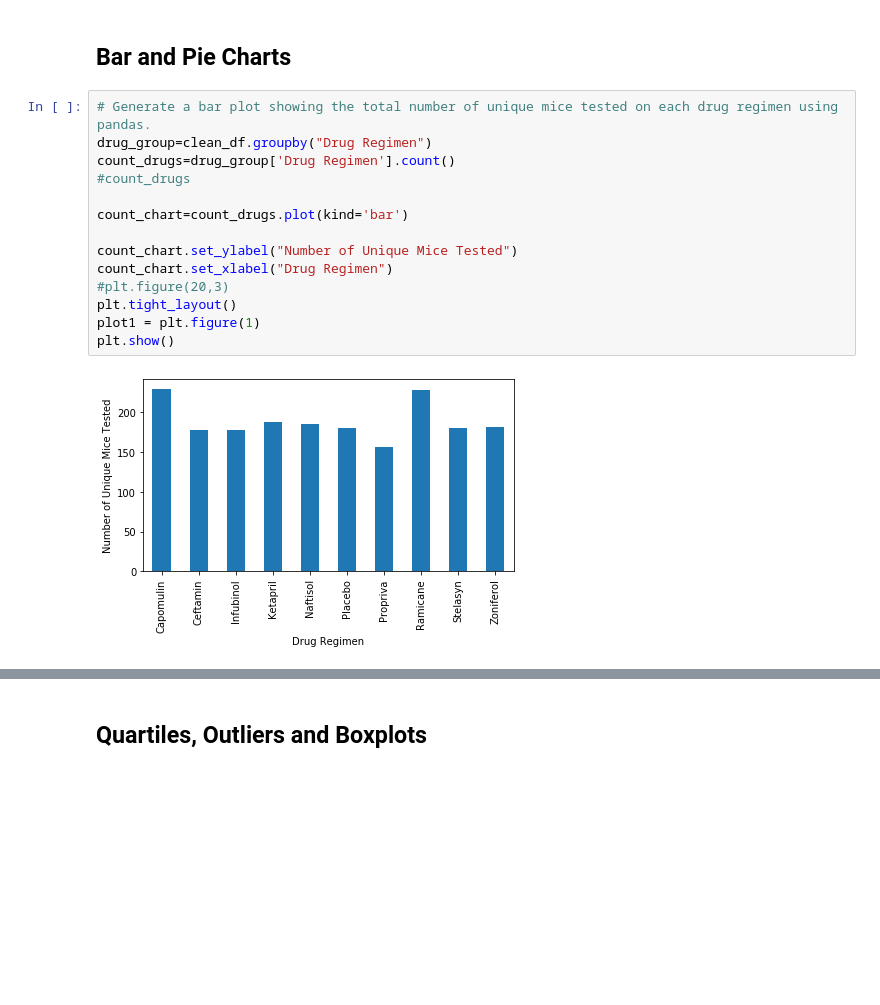
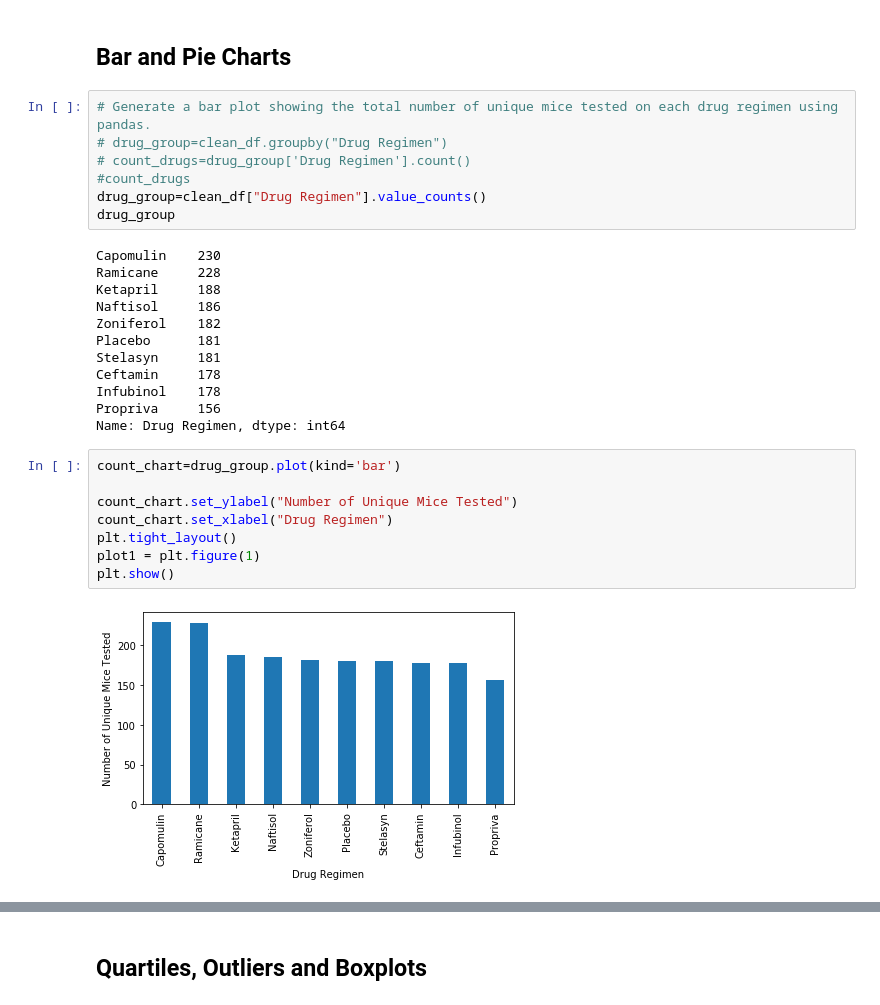
Before and after one commit to mizgutdina/matplotlib-challenge, a Jupyter notebook: pymaceuticals_starter.ipynb, the cells around one changed output, grey strips where cells are left out. Drawn from its saved outputs; the diff is of its cells as text; blank space fills up the shorter version.

```diff
--- a/pymaceuticals_starter.ipynb
+++ b/pymaceuticals_starter.ipynb
@@ -201,19 +215,32 @@ summary_stats_df
 ## Bar and Pie Charts
 # %%
 # Generate a bar plot showing the total number of unique mice tested on each drug regimen using pandas.
-drug_group=clean_df.groupby("Drug Regimen")
-count_drugs=drug_group['Drug Regimen'].count()
+# drug_group=clean_df.groupby("Drug Regimen")
+# count_drugs=drug_group['Drug Regimen'].count()
 #count_drugs
-
-count_chart=count_drugs.plot(kind='bar')
-
-count_chart.set_ylabel("Number of Unique Mice Tested")
-count_chart.set_xlabel("Drug Regimen")
-#plt.figure(20,3)
-plt.tight_layout()
-plot1 = plt.figure(1)
-plt.show()
+drug_group=clean_df["Drug Regimen"].value_counts()
+drug_group
 # %% [output]
-[figure, removed]
+Capomulin    230
+Ramicane     228
+Ketapril     188
+Naftisol     186
+Zoniferol    182
+Placebo      181
+Stelasyn     181
+Ceftamin     178
+Infubinol    178
+Propriva     156
+Name: Drug Regimen, dtype: int64
+# %%
+count_chart=drug_group.plot(kind='bar')
+
+count_chart.set_ylabel("Number of Unique Mice Tested")
+count_chart.set_xlabel("Drug Regimen")
+plt.tight_layout()
+plot1 = plt.figure(1)
+plt.show()
+# %% [output]
+[figure, added]
 # %%
 # Generate a bar plot showing the total number of unique mice tested on each drug regimen using pyplot.
```
Also changed, not shown: parts of 9 cells of this notebook.
